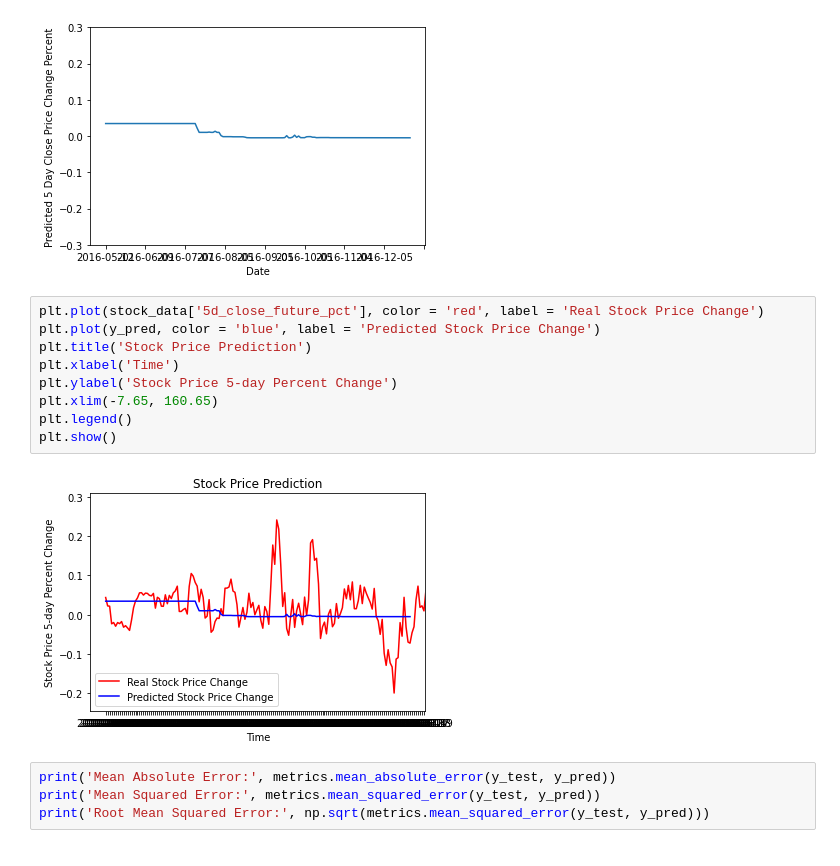
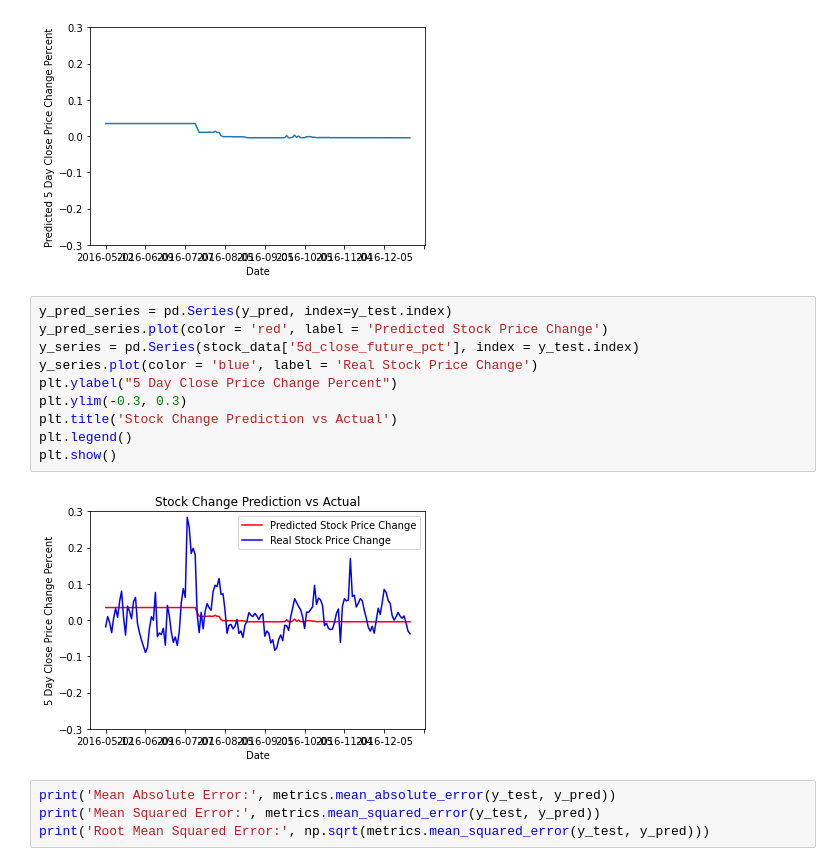
Before and after one commit to COGS118A/Group023-Wi23, a Jupyter notebook: FinalRFR.ipynb, the cells around one changed output. Cells and saved outputs as stored; diff of their text form.

```diff
--- a/FinalRFR.ipynb
+++ b/FinalRFR.ipynb
@@ -102,17 +102,18 @@ plt.ylim(-0.3, 0.3)
 plt.show()
 # %% [output]
 [figure]
-# %%
-plt.plot(stock_data['5d_close_future_pct'], color = 'red', label = 'Real Stock Price Change')
-plt.plot(y_pred, color = 'blue', label = 'Predicted Stock Price Change')
-plt.title('Stock Price Prediction')
-plt.xlabel('Time')
-plt.ylabel('Stock Price 5-day Percent Change')
-plt.xlim(-7.65, 160.65)
-plt.legend()
-plt.show()
-# %% [output]
-[figure, removed]
+# %%
+y_pred_series = pd.Series(y_pred, index=y_test.index)
+y_pred_series.plot(color = 'red', label = 'Predicted Stock Price Change')
+y_series = pd.Series(stock_data['5d_close_future_pct'], index = y_test.index)
+y_series.plot(color = 'blue', label = 'Real Stock Price Change')
+plt.ylabel("5 Day Close Price Change Percent")
+plt.ylim(-0.3, 0.3)
+plt.title('Stock Change Prediction vs Actual')
+plt.legend()
+plt.show()
+# %% [output]
+[figure, added]
 # %%
 print('Mean Absolute Error:', metrics.mean_absolute_error(y_test, y_pred))
 print('Mean Squared Error:', metrics.mean_squared_error(y_test, y_pred))
```
Also changed, not shown: parts of 4 cells of this notebook.
